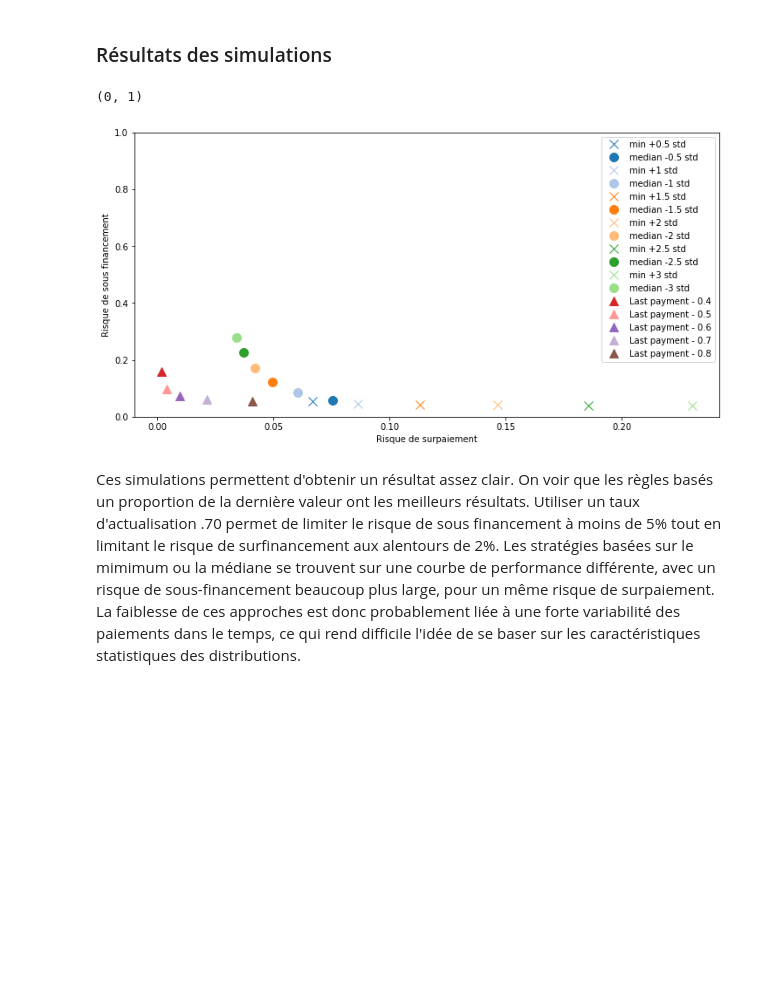
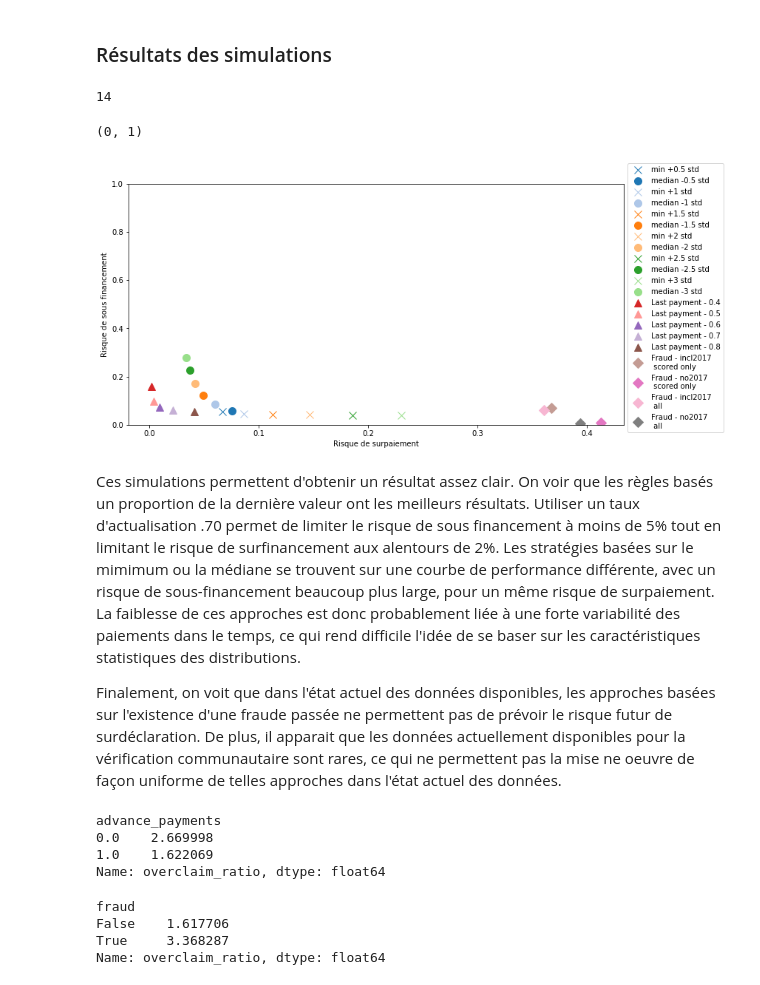
Before and after one commit to grlurton/orbf_data_validation, a Jupyter notebook: notebooks/exploratory/advance_payment_simulation.ipynb, the cells around one changed output. Cells and saved outputs as stored; diff of their text form; code cells hidden in the pictures; blank space fills up the shorter version.

Commit message:
updating with fraud based algos

```diff
--- a/notebooks/exploratory/advance_payment_simulation.ipynb
+++ b/notebooks/exploratory/advance_payment_simulation.ipynb
@@ -31,11 +36,13 @@ def compute_payment(data):
 
 payments = data.groupby(["province","zone","aire","fosa", "year","quarter"]).apply(compute_payment)
 payments = payments.reset_index()
-payments["period"] = payments.year.astype(str) + payments.quarter.astype(str)
+payments["period"] = payments.year.astype(str) + " Q" + payments.quarter.astype(str)
 
-payments = payments[payments.period > "20173"]
+payments = payments[payments.period > "2017 Q3"]
 
 print("N payments : " + str(len(payments)))
+print("N payments par trimestre: ")
+print(payments.groupby("period").apply(len))
 print("Median payments : " + str(payments.validated.median()))
 print("Maximum payments : " + str(payments.validated.max()))
 
@@ -188,34 +256,75 @@ for rate in pdss_rates:
                                              "overfin":overfins, "quarter":quarter,
                                              "col":col, "base":"last_payment"}))
     col = col + 1
+# %%
+def simul_fraud(community_payments, title, col):
+    community_payments["fraud"] = (community_payments.quality_score > 5)
+    fraud_simul = simulate_advance_payments(community_payments, fraud)
+    fraud_simul.advance_payments = fraud_simul.advance_payments * fraud_simul.claimed
+    fraud_quarter_benchmark = fraud_simul.groupby("period").apply(benchmark, underfin_rate)
+    fraud_benchmark = benchmark(fraud_simul, underfin_rate)
+    underfins = fraud_quarter_benchmark.apply(lambda x : x[0]).tolist() + [fraud_benchmark[0]]
+    overfins = fraud_quarter_benchmark.apply(lambda x : x[1]).tolist() + [fraud_benchmark[1]]
+    quarter = fraud_quarter_benchmark.index.tolist() +  ["overall"]
+    return pd.DataFrame.from_dict({"algo":title, "underfin":underfins, "overfin":overfins, "quarter":quarter, "col":col, "base":"fraud"})
+
+
+to_add = simul_fraud(community_payments, "Fraud - incl2017 \n scored only", col)
+out = out.append(to_add)
+col = col + 1
+
+community_payments2 = community_payments[~(community_payments.period == "2017 Q4")]
+community_payments2.quality_score[pd.isnull(community_payments2.quality_score)] = 0
+to_add = simul_fraud(community_payments2, "Fraud - no2017 \n scored only", col)
+out = out.append(to_add)
+col = col + 1
+
+community_payments3 = payments.merge(data_community, how = "left")
+community_payments3 = community_payments3[~(community_payments3.period == "2019 Q1")]
+community_payments3 = community_payments3[community_payments3.fosa.isin(data_community.fosa.tolist())]
+community_payments3["period"] = community_payments3.year.astype(str) + " Q" + community_payments3.quarter.astype(str)
+to_add = simul_fraud(community_payments3, "Fraud - incl2017 \n all", col)
+out = out.append(to_add)
+col = col + 1
+
+community_payments4 = community_payments3[~(community_payments3.period == "2017 Q4")]
+to_add = simul_fraud(community_payments4, "Fraud - no2017 \n all", col)
+out = out.append(to_add)
 # %% [markdown]
 ### Résultats des simulations
+# %%
+col
+# %% [output]
+14
 # %%
-cmap = matplotlib.cm.get_cmap('tab20').colors
 plot_quarter = False
 
 fig1 = plt.figure(figsize = [12,6])
 for algo in out.algo.unique():
     algo_data = out[out.algo == algo]
     for quarter in algo_data.quarter.unique() :
         to_plot = algo_data[algo_data.quarter == quarter]
         marker = "o"
         if to_plot.base.values[0] == "min":
             marker = "x"
         if to_plot.base.values[0] == "last_payment":
             marker = "^"
+        if to_plot.base.values[0] == "fraud":
+            marker = "D"
         if quarter == "overall":
             plt.plot(to_plot.overfin, to_plot.underfin, color = cmap[to_plot.col.values[0]], marker = marker,
                      label = algo, linestyle = 'None', markersize = 10)
         if ~(quarter == "overall") & (plot_quarter == True):
             plt.plot(to_plot.overfin, to_plot.underfin, color = cmap[to_plot.col.values[0]], marker = marker,
                      linestyle = 'None', alpha = .5, markersize = 5)
-plt.legend()
+plt.legend(bbox_to_anchor=(1, 1.1))
 plt.ylabel("Risque de sous financement")
 plt.xlabel("Risque de surpaiement")
 plt.ylim(0,1)
 # %% [output]
 (0, 1)
-[figure, old version]
+[figure, new version]
 # %% [markdown]
 Ces simulations permettent d'obtenir un résultat assez clair. On voir que les règles basés un proportion de la dernière valeur ont les meilleurs résultats. Utiliser un taux d'actualisation .70 permet de limiter le risque de sous financement à moins de 5% tout en limitant le risque de surfinancement aux alentours de 2%. Les stratégies basées sur le mimimum ou la médiane se trouvent sur une courbe de performance différente, avec un risque de sous-financement beaucoup plus large, pour un même risque de surpaiement. La faiblesse de ces approches est donc probablement liée à une forte variabilité des paiements dans le temps, ce qui rend difficile l'idée de se baser sur les caractéristiques statistiques des distributions.
+
+Finalement, on voit que dans l'état actuel des données disponibles, les approches basées sur l'existence d'une fraude passée ne permettent pas de prévoir le risque futur de surdéclaration. De plus, il apparait que les données actuellement disponibles pour la vérification communautaire sont rares, ce qui ne permettent pas la mise ne oeuvre de façon uniforme de telles approches dans l'état actuel des données.
@@ -221,0 +336,14 @@ Ces simulations permettent d'obtenir un résultat assez clair. On voir que les r
+# %%
+fraud_simul.groupby("advance_payments")["overclaim_ratio"].apply(np.mean)
+# %% [output]
+advance_payments
+0.0    2.669998
+1.0    1.622069
+Name: overclaim_ratio, dtype: float64
+# %%
+fraud_simul.groupby("fraud")["overclaim_ratio"].apply(np.mean)
+# %% [output]
+fraud
+False    1.617706
+True     3.368287
+Name: overclaim_ratio, dtype: float64
```
Also changed, not shown: parts of 10 cells of this notebook, 1 other file.
